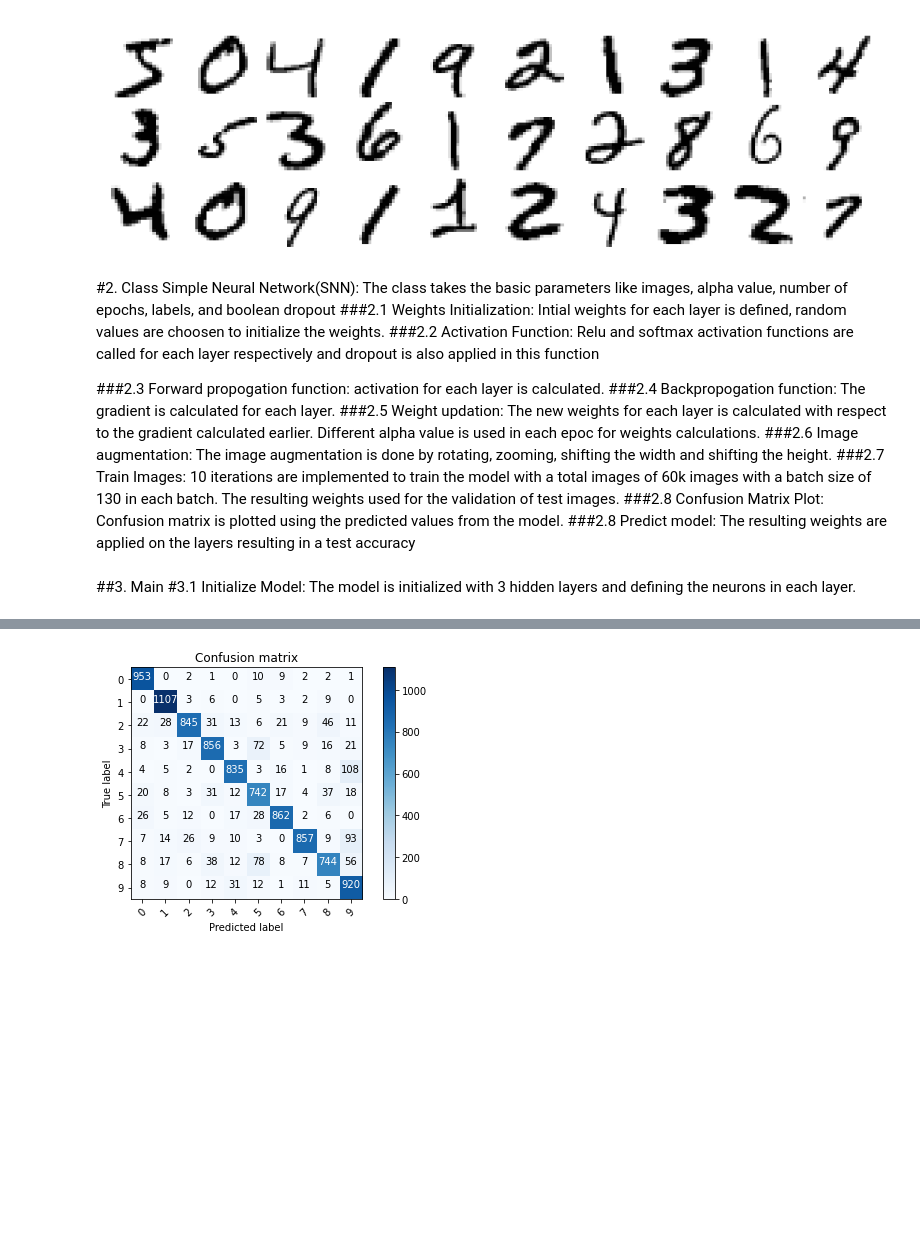
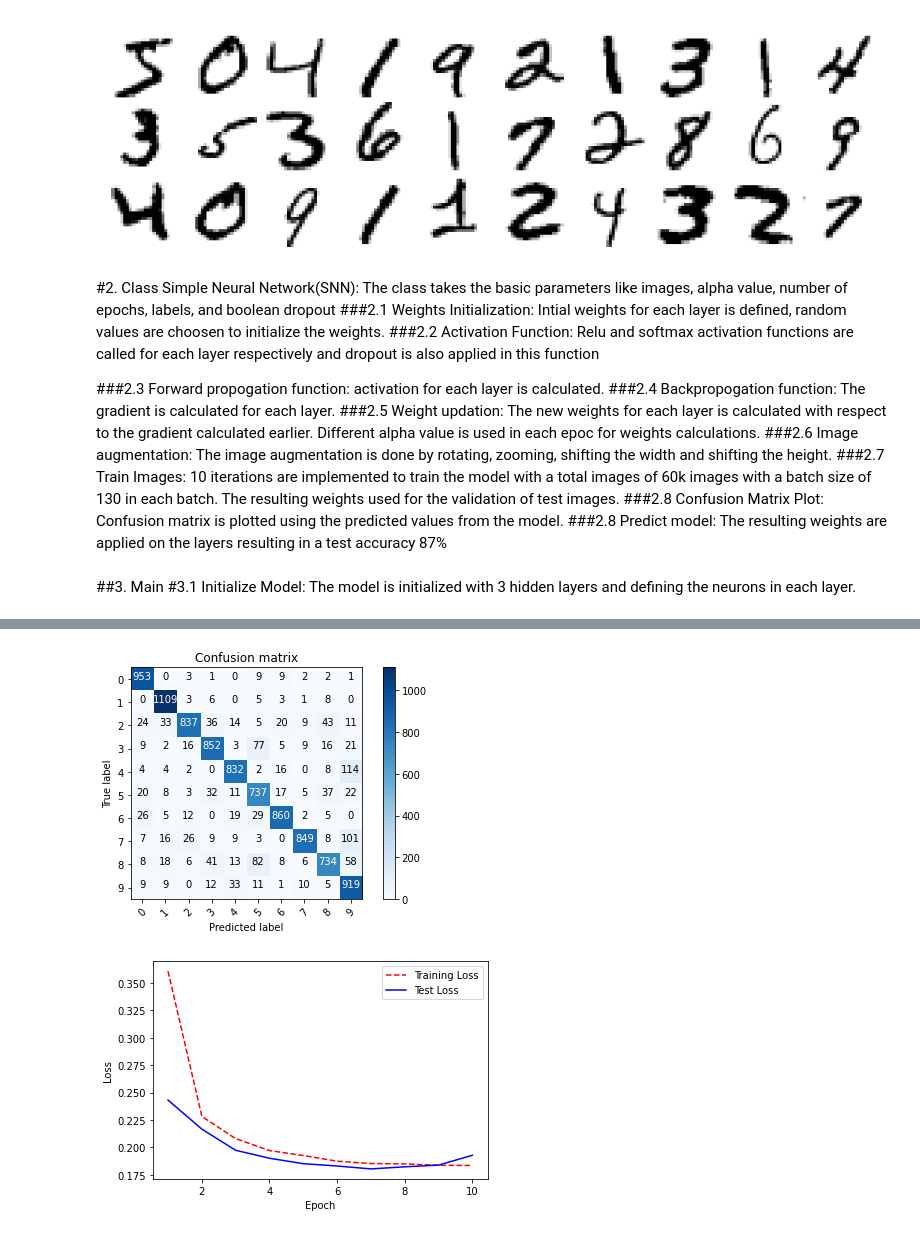
Before and after one commit to shreyus3003/Deep_Learning, a Jupyter notebook: HomeWork_graded_01/mnist_class_60k.ipynb, the cells around one changed output, grey strips where cells are left out. Cells and saved outputs as stored; diff of their text form; code cells hidden in the pictures; blank space fills up the shorter version.

```diff
--- a/HomeWork_graded_01/mnist_class_60k.ipynb
+++ b/HomeWork_graded_01/mnist_class_60k.ipynb
@@ -71,7 +71,7 @@ plt.show()
 ###2.8 Confusion Matrix Plot:
   Confusion matrix is plotted using the predicted values from the model.
 ###2.8 Predict model:
-  The resulting weights are applied on the layers resulting in a test accuracy
+  The resulting weights are applied on the layers resulting in a test accuracy 87%
 # %%
 #Class Simple Neural Network(SNN):
 class SNNetwork:
@@ -179,6 +179,7 @@ class SNNetwork:
     plt.tight_layout()
     plt.ylabel('True label')
     plt.xlabel('Predicted label')
+    plt.show()
 
  #Train Images:
   def train_net(self,weights):
@@ -196,7 +197,7 @@ class SNNetwork:
         gradients = self.back_prop(each_layer, batch_start, batch_end, weights)
         weights = self.weights_up(gradients,each_layer, weights, alpha)
 
-    #alpha = alpha + 0.000005
+    alpha = alpha + 0.000005
 
     # if(acc>temp):
     #   temp = acc
@@ -205,6 +206,8 @@ class SNNetwork:
 
 #Predict model:
   def nn_fit(self,test_images, test_labels):
+    images = self.images
+    print(images.shape)
     weights = self.ini_weights()
     tr_loss = []
     tes_loss = []
@@ -222,17 +225,20 @@ class SNNetwork:
         test_error += np.sum((test_labels[i:i+1] - each_layer[-1]) **2)
         test_cnt += int(np.argmax(each_layer[-1]) == np.argmax(test_labels[i:i+1]))
 
-      tr_loss.append(train_loss/float(len(self.images)))
+      #tr = train_acc/float(len(images))
+      #ts = test_cnt/float(len(test_images))
+      tr_loss.append(train_loss/float(len(images)))
       tes_loss.append(test_error/float(len(test_images)))
-      print("Epoch",str(j)," train_loss:" + str(train_loss/float(len(self.images)))[0:5], \
-            "Train accuracy:",format((train_acc*100/float(len(self.images))),'.4f'),\
+      print("Epoch",str(j)," train_loss:" + str(train_loss/float(len(images)))[0:5], \
+            "Train accuracy:",format((train_acc/float(len(images))),'.4f'),\
             "Validation_loss:" + str(test_error/float(len(test_images)))[0:5], \
-            "Val accuracy:",format((test_cnt*100/float(len(test_images))), '.4f'))
+            "Val accuracy:",format((test_cnt/float(len(test_images))), '.4f'))
 
     y_pred = np.array(y_pred)
     y_pred = y_pred.reshape(10000,10)
     return y_pred, tr_loss, tes_loss
 
+#Plot the graph
   def plot_validation(self, tr_loss, tes_loss):
     epoch_count = range(1, len(tr_loss) + 1)
 
@@ -243,6 +249,20 @@ class SNNetwork:
     plt.xlabel('Epoch')
     plt.ylabel('Loss')
     plt.show()
+
+#plot the missed predictions
+  def display_errors(self,errors_index,img_errors,pred_errors, obs_errors):
+    n = 0
+    nrows = 2
+    ncols = 3
+    fig, ax = plt.subplots(nrows,ncols,sharex=True,sharey=True)
+    for row in range(nrows):
+        for col in range(ncols):
+            error = errors_index[n]
+            ax[row,col].imshow((img_errors[error]).reshape((28,28)))
+            ax[row,col].set_title("\nPredicted label :{}\nTrue label :{}".format(pred_errors[error],obs_errors[error]))
+            n += 1
+    plt.show()
 # %% [markdown]
 ##3. Main
 #3.1 Initialize Model:
@@ -260,7 +280,7 @@ images, labels, test_images, test_labels = data_prep(x_train, y_train, x_test, y
 np.random.seed(1)
 
 #Initialize Model:
-model = SNNetwork(images=images, batch_size=100, alpha = 0.000204, iterations=10, layers=layer_size, labels=labels, drop_out=True )
+model = SNNetwork(images=images, batch_size=100, alpha = 0.000224, iterations=10, layers=layer_size, labels=labels, drop_out=True )
 y_pred, tr_loss, tes_loss = model.nn_fit(test_images, test_labels)
 
 Y_pred_classes = np.argmax(y_pred,axis =1)
@@ -283 +304,2 @@ Epoch 9  train_loss:0.182 Train accuracy: 0.8792 Validation_loss:0.189 Val accur
-[figure, old version]
+[figure, new version]
+[figure, added]
```
Also changed, not shown: parts of 2 cells of this notebook.
